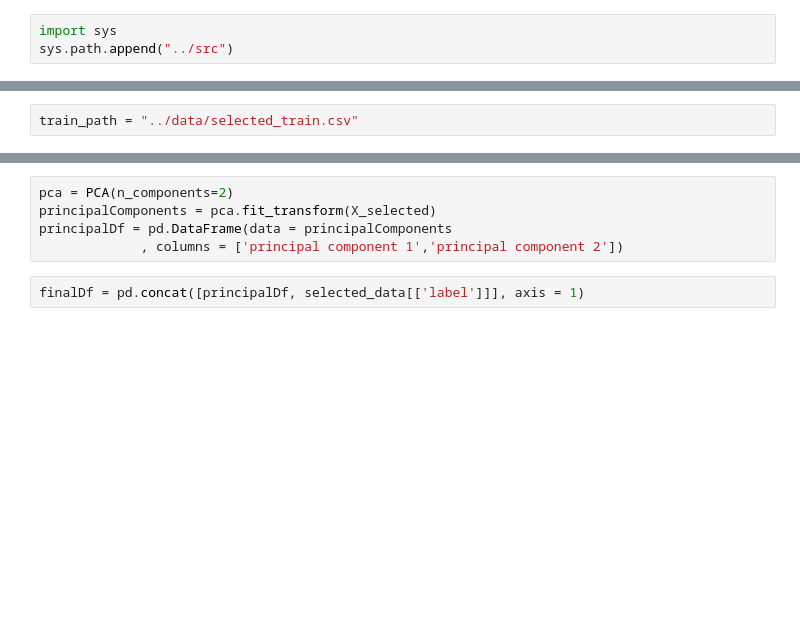
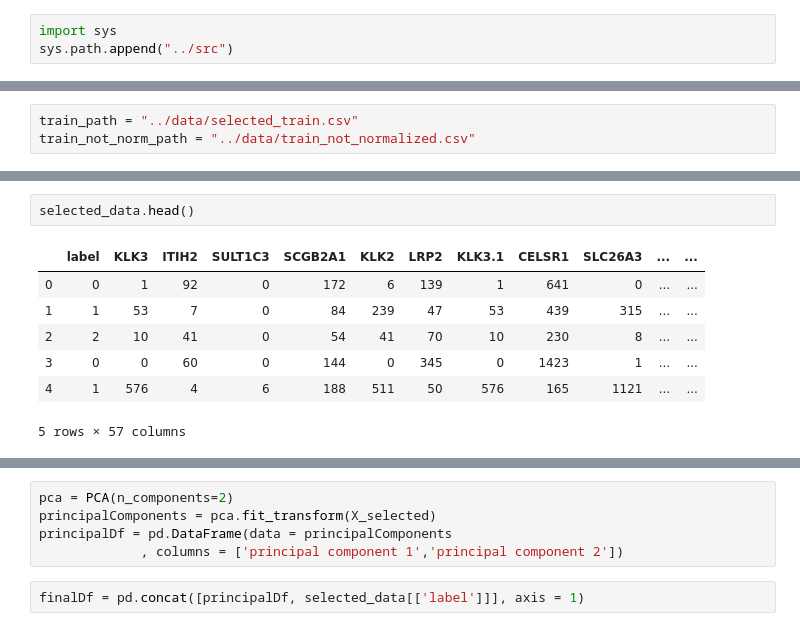
Before and after one commit to ambroisernd/epfl-breast-cancer-ml-project, a Jupyter notebook: notebooks/pca_analysis.ipynb, the cells around one changed output, grey strips where cells are left out. Cells and saved outputs as stored; diff of their text form; blank space fills up the shorter version.

```diff
--- a/notebooks/pca_analysis.ipynb
+++ b/notebooks/pca_analysis.ipynb
@@ -11,2 +16,3 @@ import matplotlib.pyplot as plt
 # %%
 train_path = "../data/selected_train.csv"
+train_not_norm_path = "../data/train_not_normalized.csv"
@@ -18 +42,11 @@ df_labels_selected = selected_data["label"]
+# %%
+selected_data.head()
+# %% [output]
+|  | label | KLK3 | ITIH2 | SULT1C3 | SCGB2A1 | KLK2 | LRP2 | KLK3.1 | CELSR1 | SLC26A3 | ... | ... |
+| 0 | 0 | 1 | 92 | 0 | 172 | 6 | 139 | 1 | 641 | 0 | ... | ... |
+| 1 | 1 | 53 | 7 | 0 | 84 | 239 | 47 | 53 | 439 | 315 | ... | ... |
+| 2 | 2 | 10 | 41 | 0 | 54 | 41 | 70 | 10 | 230 | 8 | ... | ... |
+| 3 | 0 | 0 | 60 | 0 | 144 | 0 | 345 | 0 | 1423 | 1 | ... | ... |
+| 4 | 1 | 576 | 4 | 6 | 188 | 511 | 50 | 576 | 165 | 1121 | ... | ... |
+5 rows × 57 columns
 # %%
```
Also changed, not shown: parts of 14 cells of this notebook, 5 other files.
